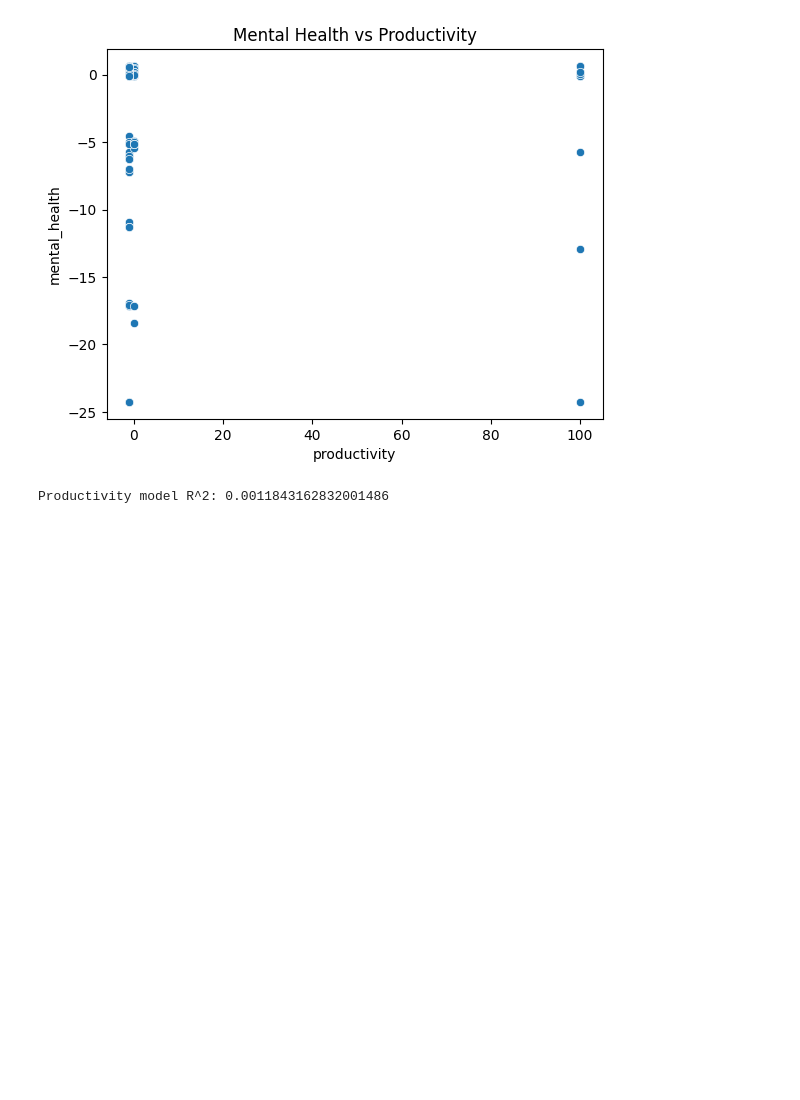
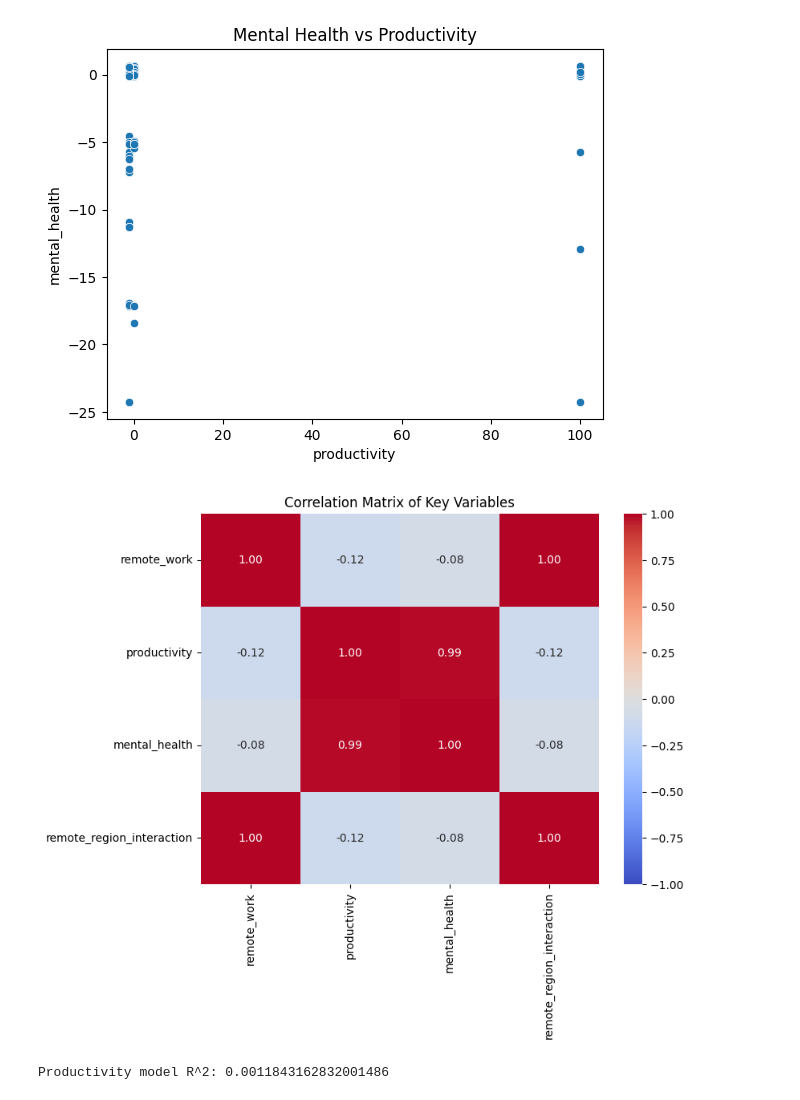
Before and after one commit to khushi080701/Final_Project_Foundations_Of_Data_Science, a Jupyter notebook: Final_Project.ipynb, the cells around one changed output. Cells and saved outputs as stored; diff of their text form; code cells hidden in the pictures; blank space fills up the shorter version.

Commit message:
added correlation matrix

```diff
--- a/Final_Project.ipynb
+++ b/Final_Project.ipynb
@@ -145,6 +145,20 @@ REGION           -0.100000      0.353321       0.435293  1.000000
 [figure]
 [figure]
 [figure]
+# %%
+# Select numeric columns for correlation (including engineered features)
+corr_vars = ['remote_work', 'productivity', 'mental_health', 'remote_region_interaction']
+
+# Calculate correlation matrix (handle NaNs by dropping or filling temporarily)
+corr_matrix = df[corr_vars].dropna().corr()
+
+# Plot correlation matrix as heatmap
+plt.figure(figsize=(8, 6))
+sns.heatmap(corr_matrix, annot=True, cmap='coolwarm', fmt=".2f", vmin=-1, vmax=1)
+plt.title('Correlation Matrix of Key Variables')
+plt.show()
+# %% [output]
+[figure, added]
 # %%
 from sklearn.impute import SimpleImputer
 from sklearn.pipeline import make_pipeline
```
